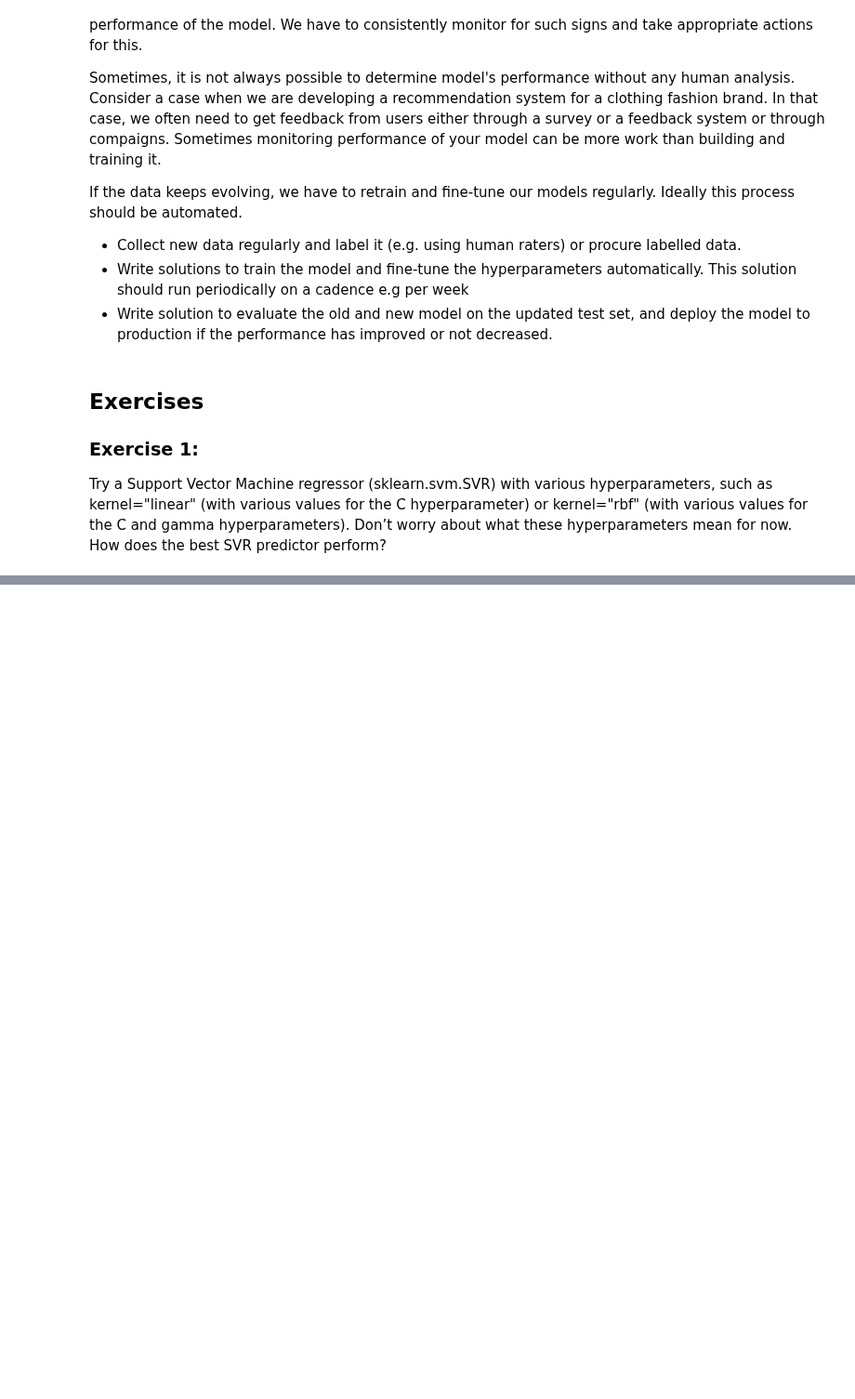
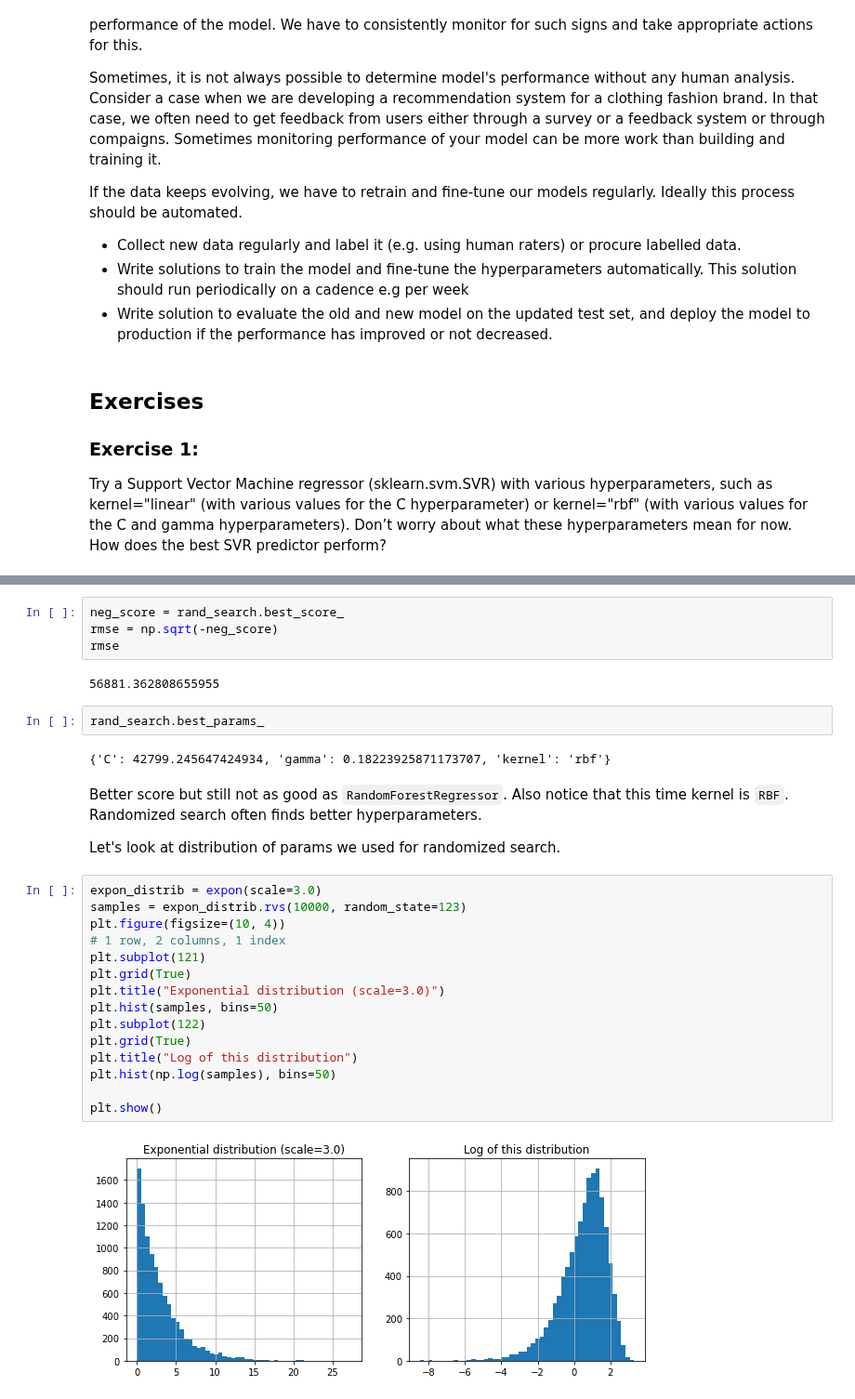
Before and after one commit to mandliya/ml, a Jupyter notebook: hands_on_machine_learning/2/End_to_end_machine_learning_project.ipynb, the cells around one changed output, grey strips where cells are left out. Shown at 93% size. Drawn from its saved outputs; the diff is of its cells as text; blank space fills up the shorter version.

Commit message:
day 10: RandomizedSearchCV with SVM, full pipeline

```diff
--- a/hands_on_machine_learning/2/End_to_end_machine_learning_project.ipynb
+++ b/hands_on_machine_learning/2/End_to_end_machine_learning_project.ipynb
@@ -1058,0 +1183,31 @@ grid_search.fit(housing_prepared, housing_labels)
+# %%
+neg_score = rand_search.best_score_
+rmse = np.sqrt(-neg_score)
+rmse
+# %% [output]
+56881.362808655955
+# %%
+rand_search.best_params_
+# %% [output]
+{'C': 42799.245647424934, 'gamma': 0.18223925871173707, 'kernel': 'rbf'}
+# %% [markdown]
+Better score but still not as good as `RandomForestRegressor`. Also notice that this time kernel is `RBF`. Randomized search often finds better hyperparameters.
+
+Let's look at distribution of params we used for randomized search.
+# %%
+expon_distrib = expon(scale=3.0)
+samples = expon_distrib.rvs(10000, random_state=123)
+plt.figure(figsize=(10, 4))
+# 1 row, 2 columns, 1 index
+plt.subplot(121)
+plt.grid(True)
+plt.title("Exponential distribution (scale=3.0)")
+plt.hist(samples, bins=50)
+plt.subplot(122)
+plt.grid(True)
+plt.title("Log of this distribution")
+plt.hist(np.log(samples), bins=50)
+
+plt.show()
+# %% [output]
+[figure, added]
```
Also changed, not shown: parts of 34 cells of this notebook, 2 other files.
